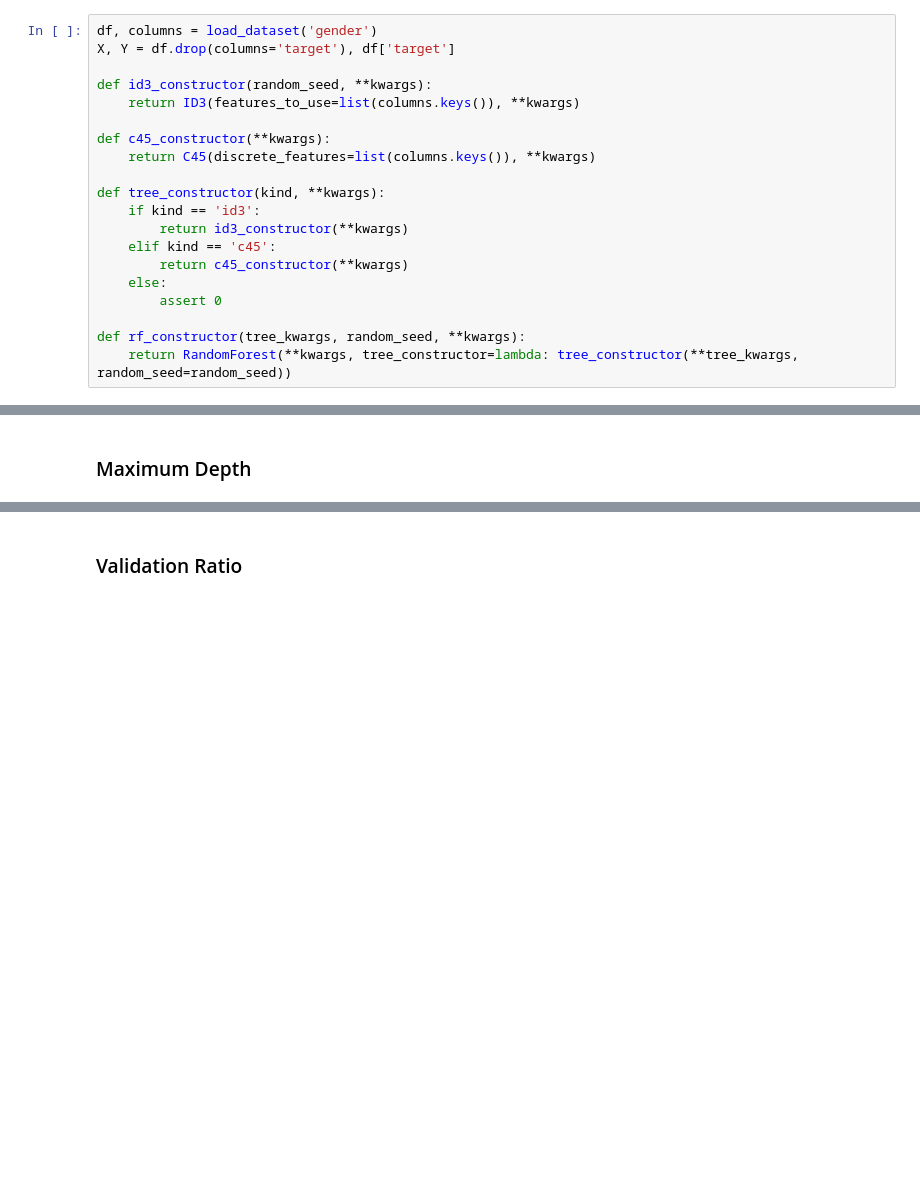
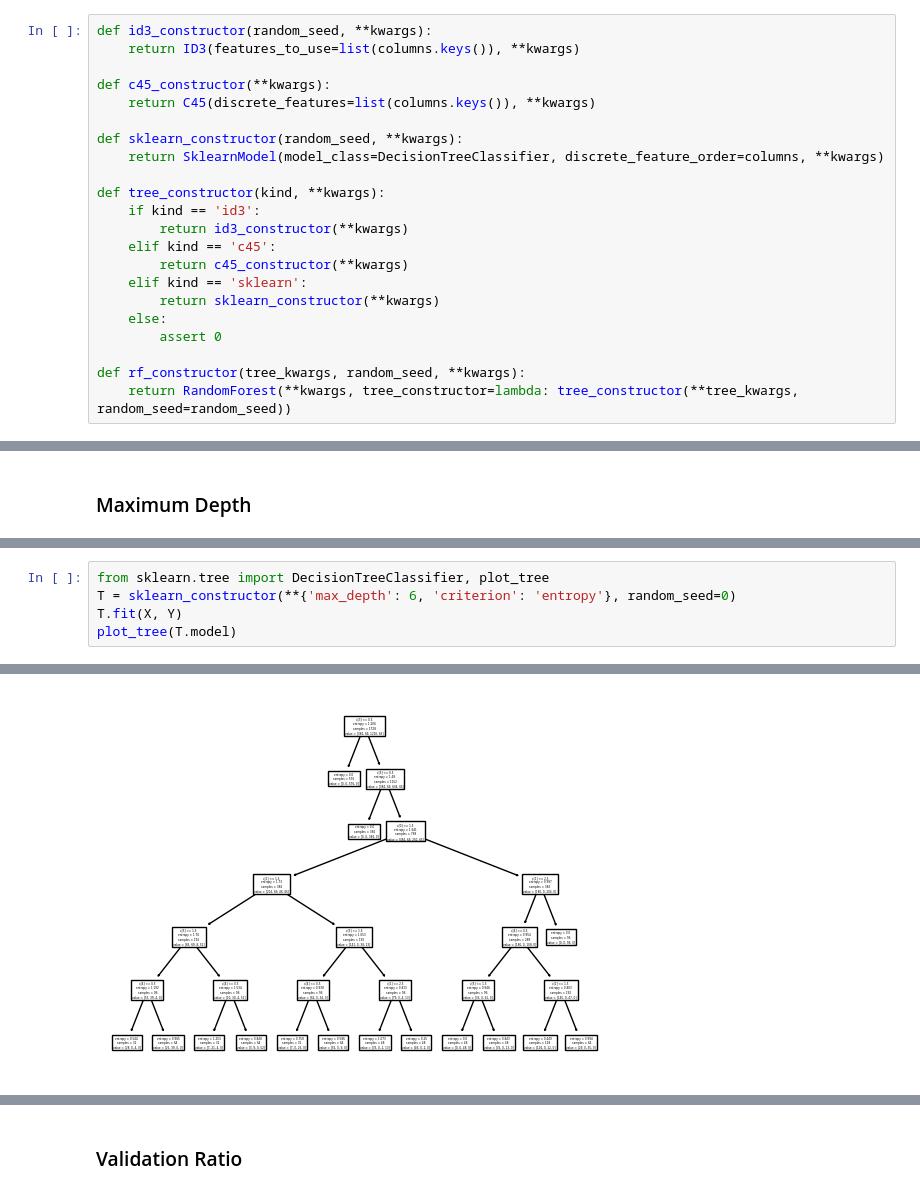
Before and after one commit to natijas/Classification-random-forest, a Jupyter notebook: src/UMA-analiza.ipynb, the cells around one changed output, grey strips where cells are left out. Drawn from its saved outputs; the diff is of its cells as text; blank space fills up the shorter version.

```diff
--- a/src/UMA-analiza.ipynb
+++ b/src/UMA-analiza.ipynb
@@ -289,20 +289,22 @@ def plot_factor_dependency(X, Y, model_constructor, name, values, default_args,
     if show:
         plt.show()
 # %%
-df, columns = load_dataset('gender')
-X, Y = df.drop(columns='target'), df['target']
-
 def id3_constructor(random_seed, **kwargs):
     return ID3(features_to_use=list(columns.keys()), **kwargs)
 
 def c45_constructor(**kwargs):
     return C45(discrete_features=list(columns.keys()), **kwargs)
 
+def sklearn_constructor(random_seed, **kwargs):
+    return SklearnModel(model_class=DecisionTreeClassifier, discrete_feature_order=columns, **kwargs)
+
 def tree_constructor(kind, **kwargs):
     if kind == 'id3':
         return id3_constructor(**kwargs)
     elif kind == 'c45':
         return c45_constructor(**kwargs)
+    elif kind == 'sklearn':
+        return sklearn_constructor(**kwargs)
     else:
         assert 0
 
@@ -336,0 +396,6 @@ with Pool(24) as pool:
+# %%
+from sklearn.tree import DecisionTreeClassifier, plot_tree
+T = sklearn_constructor(**{'max_depth': 6, 'criterion': 'entropy'}, random_seed=0)
+T.fit(X, Y)
+plot_tree(T.model)
+# %% [output]
@@ -336,0 +419 @@ with Pool(24) as pool:
+[figure, added]
```
Also changed, not shown: parts of 24 cells of this notebook, 2 other files.
